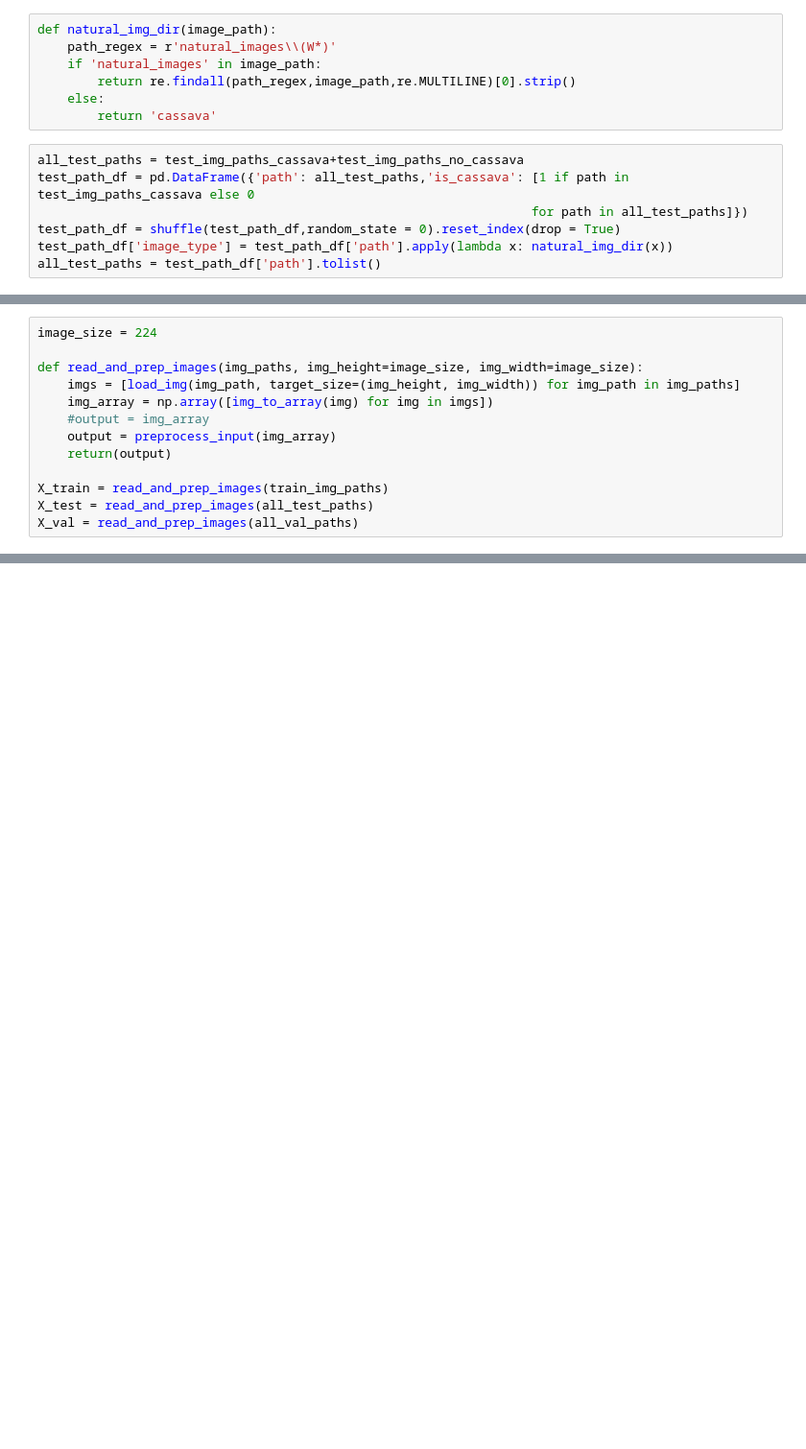
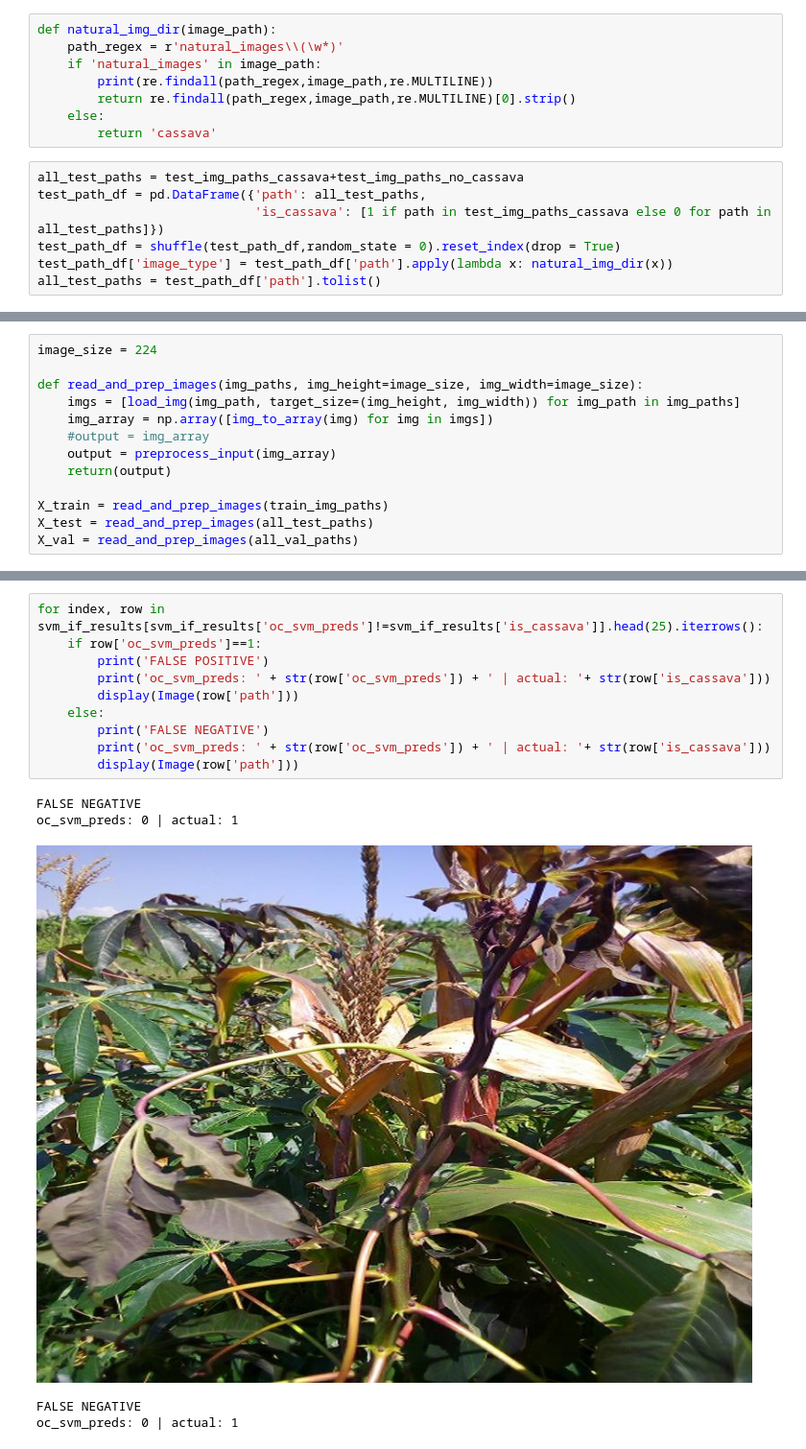
Before and after one commit to nared45/Cassava-Disease-Classification-Using-Line-BOT, a Jupyter notebook: OCC Test.ipynb, the cells around one changed output, grey strips where cells are left out. Shown at 96% size. Drawn from its saved outputs; the diff is of its cells as text; blank space fills up the shorter version.

```diff
--- a/OCC Test.ipynb
+++ b/OCC Test.ipynb
@@ -45,15 +45,16 @@ test_img_paths_no_cassava_flat = [item for sublist in test_img_paths_no_cassava
 test_img_paths_no_cassava, val_img_paths_no_cassava = train_test_split(test_img_paths_no_cassava_flat, test_size = 0.25, random_state = 42)
 # %%
 def natural_img_dir(image_path):
-    path_regex = r'natural_images\\(W*)'
+    path_regex = r'natural_images\\(\w*)'
     if 'natural_images' in image_path:
+        print(re.findall(path_regex,image_path,re.MULTILINE))
         return re.findall(path_regex,image_path,re.MULTILINE)[0].strip()
     else:
         return 'cassava'
 # %%
 all_test_paths = test_img_paths_cassava+test_img_paths_no_cassava
-test_path_df = pd.DataFrame({'path': all_test_paths,'is_cassava': [1 if path in test_img_paths_cassava else 0
-                                                                  for path in all_test_paths]})
+test_path_df = pd.DataFrame({'path': all_test_paths,
+                             'is_cassava': [1 if path in test_img_paths_cassava else 0 for path in all_test_paths]})
 test_path_df = shuffle(test_path_df,random_state = 0).reset_index(drop = True)
 test_path_df['image_type'] = test_path_df['path'].apply(lambda x: natural_img_dir(x))
 all_test_paths = test_path_df['path'].tolist()
@@ -110,0 +274,16 @@ ValueError: Found array with dim 4. Estimator expected <= 2.
+# %%
+for index, row in svm_if_results[svm_if_results['oc_svm_preds']!=svm_if_results['is_cassava']].head(25).iterrows():
+    if row['oc_svm_preds']==1:
+        print('FALSE POSITIVE')
+        print('oc_svm_preds: ' + str(row['oc_svm_preds']) + ' | actual: '+ str(row['is_cassava']))
+        display(Image(row['path']))
+    else:
+        print('FALSE NEGATIVE')
+        print('oc_svm_preds: ' + str(row['oc_svm_preds']) + ' | actual: '+ str(row['is_cassava']))
+        display(Image(row['path']))
+# %% [output]
+FALSE NEGATIVE
+oc_svm_preds: 0 | actual: 1
+[figure, added]
+FALSE NEGATIVE
+oc_svm_preds: 0 | actual: 1
```
Also changed, not shown: parts of 17 cells of this notebook.
